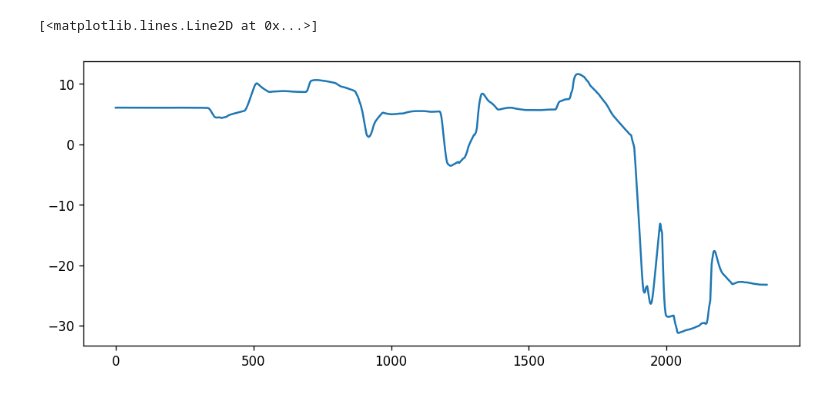
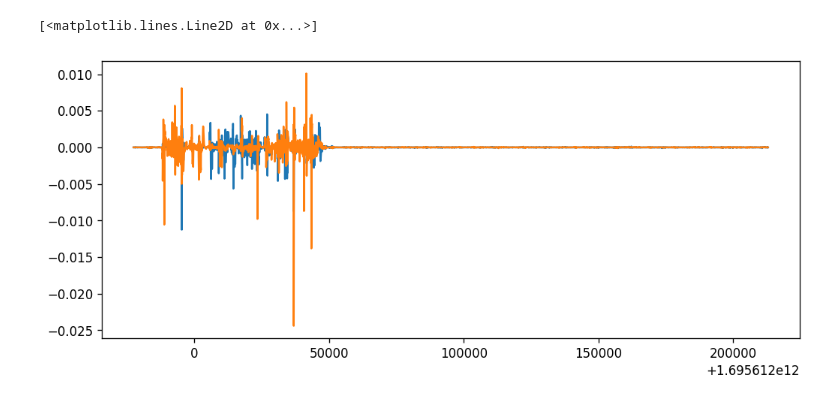
Before and after one commit to fsaulo/flow, a Jupyter notebook: examples/notebooks/Analysis.ipynb, the cells around one changed output. Drawn from its saved outputs; the diff is of its cells as text; code cells hidden in the pictures.

```diff
--- a/examples/notebooks/Analysis.ipynb
+++ b/examples/notebooks/Analysis.ipynb
@@ -16,14 +17,19 @@ gcs_optical_flow = pd.read_csv('../../build/gcs_optical_flow.csv')
 # %%
-flow_vx = gcs_optical_flow['integrated_x'][:]
-flow_vy = gcs_optical_flow['integrated_y'][:]
-flow_vx = flow_vx - flow_vx.mean()
 flow_ts = gcs_optical_flow['ts']
-flow_dt = (flow_ts[1] - flow_ts[0]) * 1e-4
+flow_vx = gcs_optical_flow['integrated_x']
+flow_vy = gcs_optical_flow['integrated_y']
 
+time_delay = 15
+flow_ts = flow_ts[time_delay:].to_numpy()
+flow_vx = flow_vx[time_delay:]
+flow_vy = flow_vy[time_delay:]
+
+flow_dt = (flow_ts[1] - flow_ts[0]) * 1e-3
 flow_x = np.cumsum(flow_vx) * flow_dt
 flow_y = np.cumsum(flow_vy) * flow_dt
 
-plt.plot(flow_vx)
+plt.plot(flow_ts, flow_vx)
+plt.plot(flow_ts, flow_vy)
 # %% [output]
 [<matplotlib.lines.Line2D at 0x...>]
-[figure, old version]
+[figure, new version]
```
Also changed, not shown: parts of 6 cells of this notebook.
